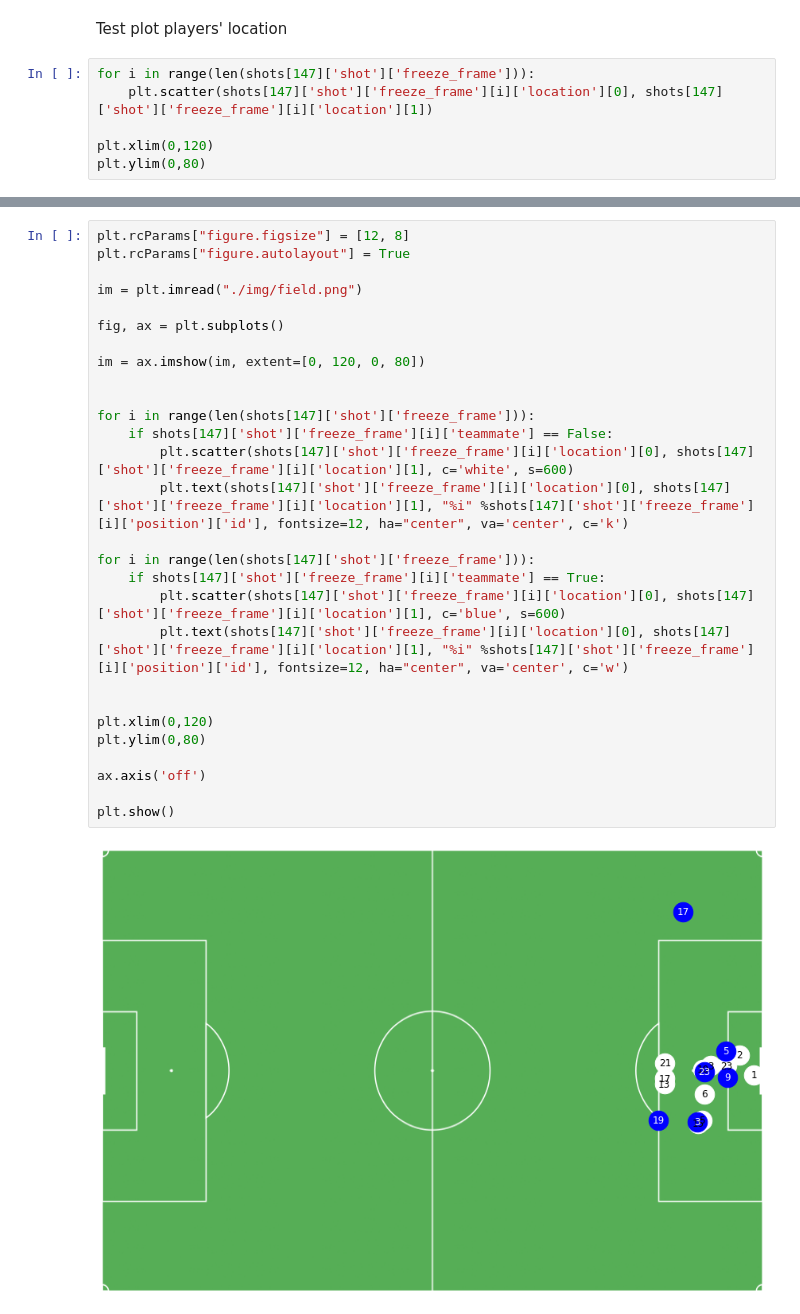
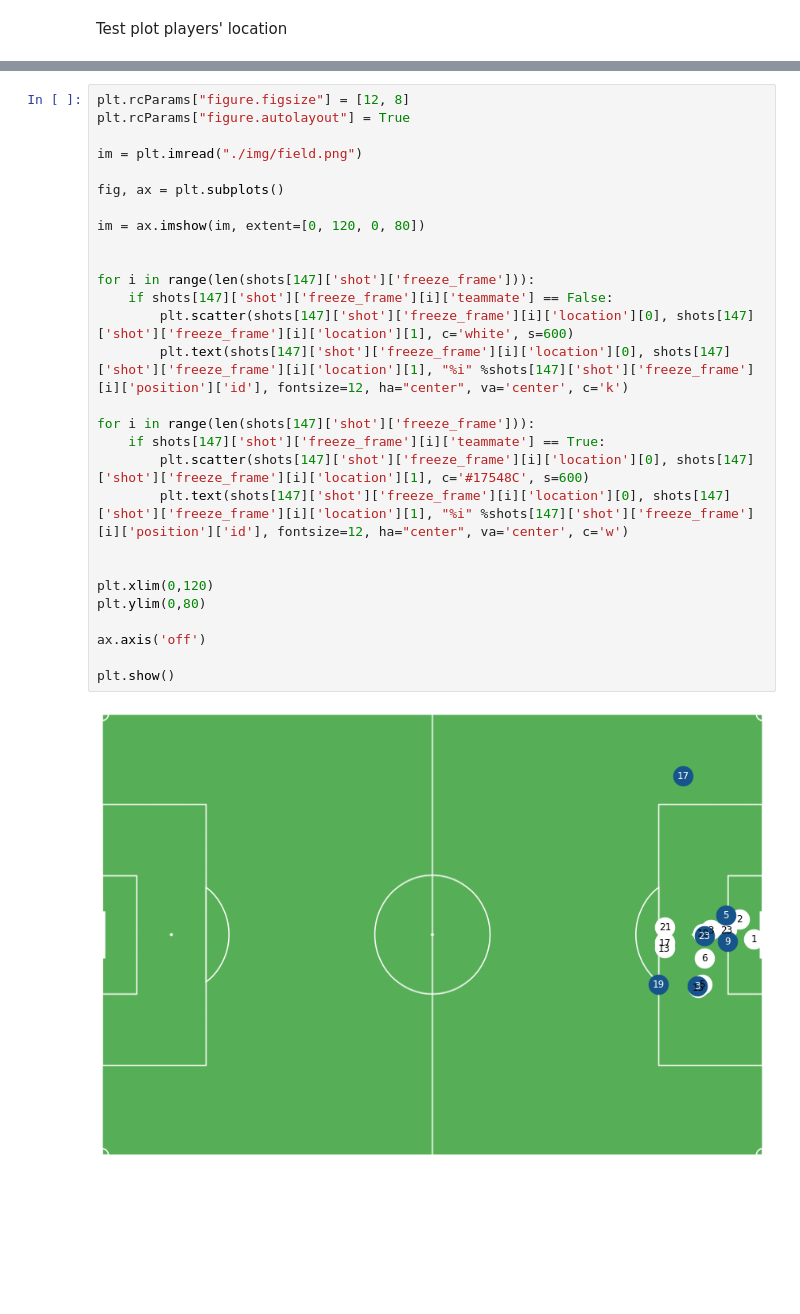
Before and after one commit to claireseceh/StatsBomb, a Jupyter notebook: main.ipynb, the cells around one changed output, grey strips where cells are left out. Saved outputs shown, nothing was run; the diff lists cells and outputs as text; blank space fills up the shorter version.

```diff
--- a/main.ipynb
+++ b/main.ipynb
@@ -68,9 +68,3 @@ for i in range(len(events)):
         shots[i] = events[i]
 # %% [markdown]
 Test plot players' location
-# %%
-for i in range(len(shots[147]['shot']['freeze_frame'])):
-    plt.scatter(shots[147]['shot']['freeze_frame'][i]['location'][0], shots[147]['shot']['freeze_frame'][i]['location'][1])
-
-plt.xlim(0,120)
-plt.ylim(0,80)
@@ -80,30 +71,30 @@ plt.ylim(0,80)
 # %%
 plt.rcParams["figure.figsize"] = [12, 8]
 plt.rcParams["figure.autolayout"] = True
 
 im = plt.imread("./img/field.png")
 
 fig, ax = plt.subplots()
 
 im = ax.imshow(im, extent=[0, 120, 0, 80])
 
 
 for i in range(len(shots[147]['shot']['freeze_frame'])):
     if shots[147]['shot']['freeze_frame'][i]['teammate'] == False:
         plt.scatter(shots[147]['shot']['freeze_frame'][i]['location'][0], shots[147]['shot']['freeze_frame'][i]['location'][1], c='white', s=600)
         plt.text(shots[147]['shot']['freeze_frame'][i]['location'][0], shots[147]['shot']['freeze_frame'][i]['location'][1], "%i" %shots[147]['shot']['freeze_frame'][i]['position']['id'], fontsize=12, ha="center", va='center', c='k')
 
 for i in range(len(shots[147]['shot']['freeze_frame'])):
     if shots[147]['shot']['freeze_frame'][i]['teammate'] == True:
-        plt.scatter(shots[147]['shot']['freeze_frame'][i]['location'][0], shots[147]['shot']['freeze_frame'][i]['location'][1], c='blue', s=600)
+        plt.scatter(shots[147]['shot']['freeze_frame'][i]['location'][0], shots[147]['shot']['freeze_frame'][i]['location'][1], c='#17548C', s=600)
         plt.text(shots[147]['shot']['freeze_frame'][i]['location'][0], shots[147]['shot']['freeze_frame'][i]['location'][1], "%i" %shots[147]['shot']['freeze_frame'][i]['position']['id'], fontsize=12, ha="center", va='center', c='w')
 
 
 plt.xlim(0,120)
 plt.ylim(0,80)
 
 ax.axis('off')
 
 plt.show()
 # %% [output]
-[figure, old version]
+[figure, new version]
```
Also changed, not shown: parts of 2 cells of this notebook, 2 other files.
